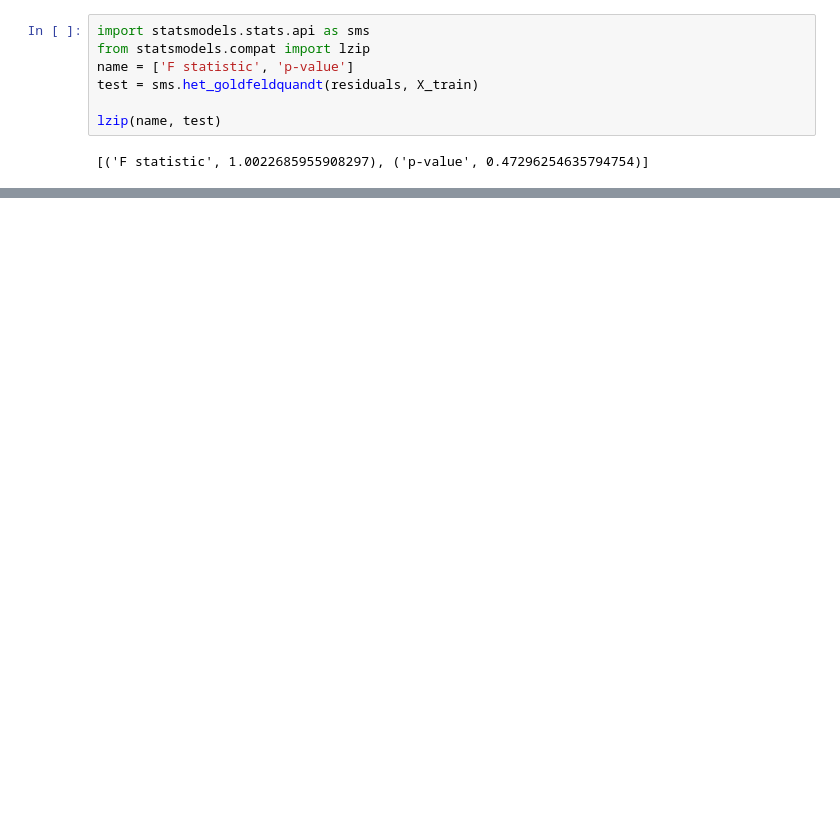
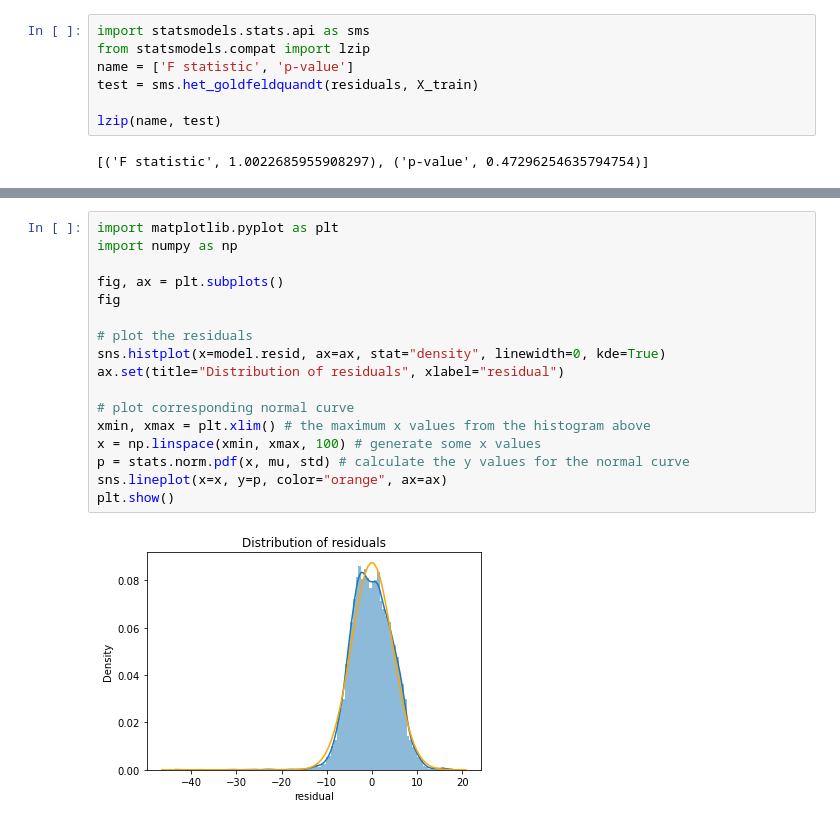
Before and after one commit to MandeepKharb/Youtube, a Jupyter notebook: ML/AssumptionsForLinearRegression.ipynb, the cells around one changed output, grey strips where cells are left out. Cells and saved outputs as stored; diff of their text form; blank space fills up the shorter version.

Commit message:
normality of error terms

```diff
--- a/ML/AssumptionsForLinearRegression.ipynb
+++ b/ML/AssumptionsForLinearRegression.ipynb
@@ -122,0 +141,19 @@ lzip(name, test)
+# %%
+import matplotlib.pyplot as plt
+import numpy as np
+
+fig, ax = plt.subplots()
+fig
+
+# plot the residuals
+sns.histplot(x=model.resid, ax=ax, stat="density", linewidth=0, kde=True)
+ax.set(title="Distribution of residuals", xlabel="residual")
+
+# plot corresponding normal curve
+xmin, xmax = plt.xlim() # the maximum x values from the histogram above
+x = np.linspace(xmin, xmax, 100) # generate some x values
+p = stats.norm.pdf(x, mu, std) # calculate the y values for the normal curve
+sns.lineplot(x=x, y=p, color="orange", ax=ax)
+plt.show()
+# %% [output]
+[figure, added]
```
Also changed, not shown: parts of 26 cells of this notebook.
